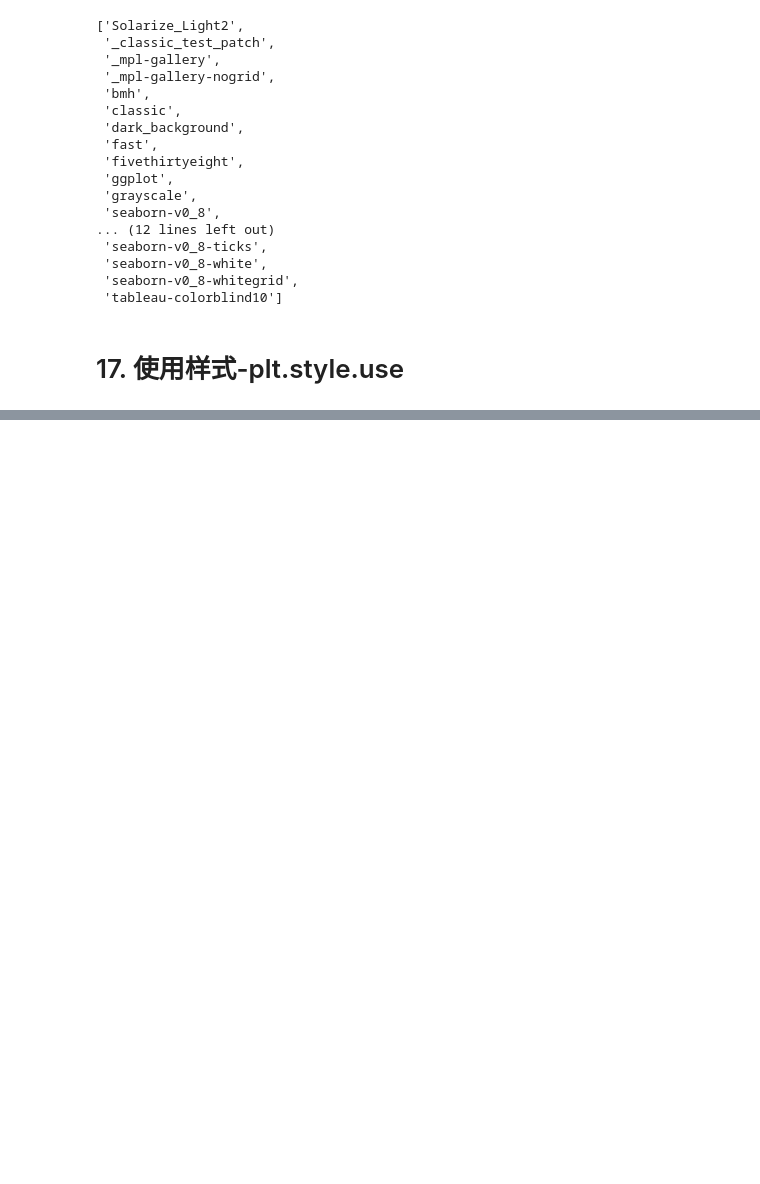
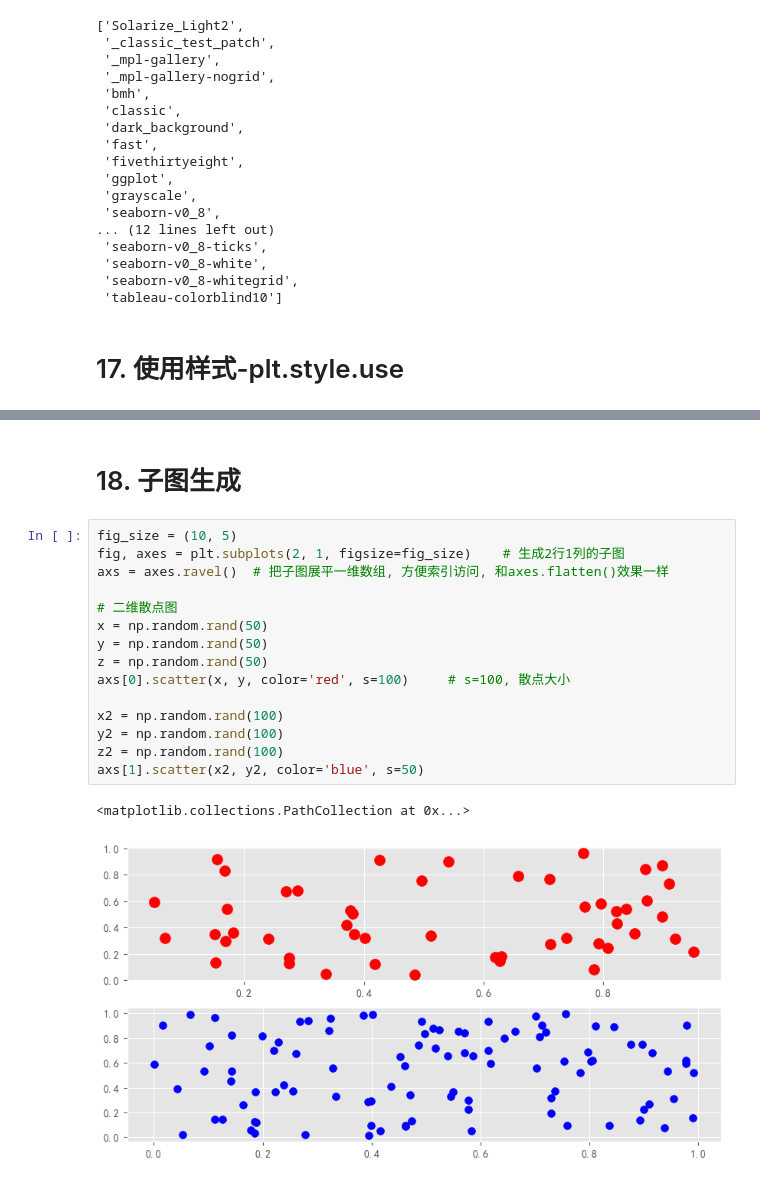
Before and after one commit to o3u4/math_py, a Jupyter notebook: 画图/2d/2d.ipynb, the cells around one changed output, grey strips where cells are left out. Drawn from its saved outputs; the diff is of its cells as text; blank space fills up the shorter version.

```diff
--- a/画图/2d/2d.ipynb
+++ b/画图/2d/2d.ipynb
@@ -296,0 +297,20 @@ plt.show()
+# %% [markdown]
+# 18. 子图生成
+# %%
+fig_size = (10, 5)
+fig, axes = plt.subplots(2, 1, figsize=fig_size)    # 生成2行1列的子图
+axs = axes.ravel()  # 把子图展平一维数组, 方便索引访问, 和axes.flatten()效果一样
+
+# 二维散点图
+x = np.random.rand(50)
+y = np.random.rand(50)
+z = np.random.rand(50)
+axs[0].scatter(x, y, color='red', s=100)     # s=100, 散点大小
+
+x2 = np.random.rand(100)
+y2 = np.random.rand(100)
+z2 = np.random.rand(100)
+axs[1].scatter(x2, y2, color='blue', s=50)
+# %% [output]
+<matplotlib.collections.PathCollection at 0x...>
+[figure, added]
```
Also changed, not shown: parts of 1 cell of this notebook.
